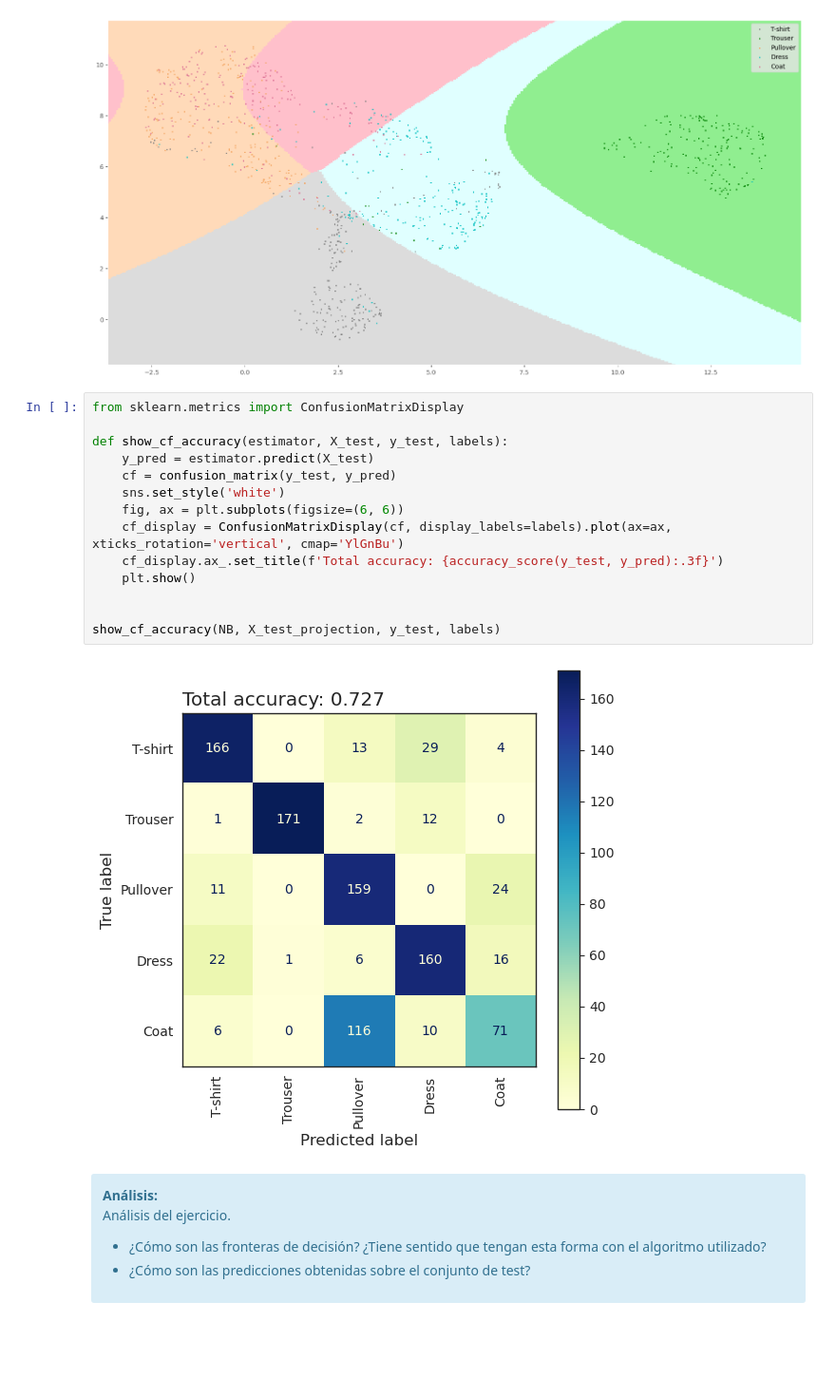
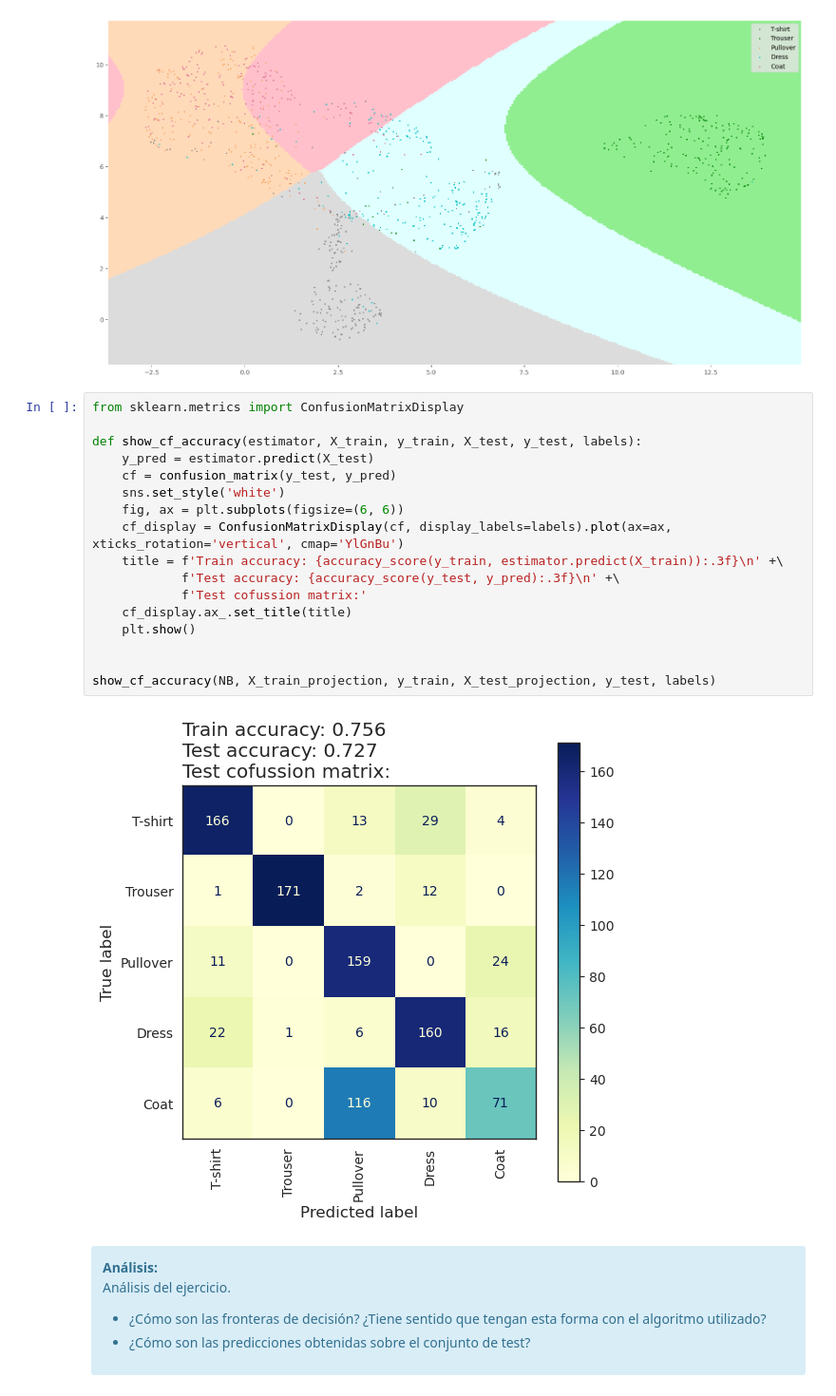
Before and after one commit to gvillalba86/AdvancedDataMininig, a Jupyter notebook: PEC3/20221_M2.855_PEC3_gvillalbaa.ipynb, the cells around one changed output. Shown at 95% size. Saved outputs shown, nothing was run; the diff lists cells and outputs as text; blank space fills up the shorter version.

```diff
--- a/PEC3/20221_M2.855_PEC3_gvillalbaa.ipynb
+++ b/PEC3/20221_M2.855_PEC3_gvillalbaa.ipynb
@@ -215,19 +215,22 @@ plot_decision_boundaries(NB, X_test_projection, y_test)
 # %%
 from sklearn.metrics import ConfusionMatrixDisplay
 
-def show_cf_accuracy(estimator, X_test, y_test, labels):
+def show_cf_accuracy(estimator, X_train, y_train, X_test, y_test, labels):
     y_pred = estimator.predict(X_test)
     cf = confusion_matrix(y_test, y_pred)
     sns.set_style('white')
     fig, ax = plt.subplots(figsize=(6, 6))
     cf_display = ConfusionMatrixDisplay(cf, display_labels=labels).plot(ax=ax, xticks_rotation='vertical', cmap='YlGnBu')
-    cf_display.ax_.set_title(f'Total accuracy: {accuracy_score(y_test, y_pred):.3f}')
+    title = f'Train accuracy: {accuracy_score(y_train, estimator.predict(X_train)):.3f}\n' +\
+            f'Test accuracy: {accuracy_score(y_test, y_pred):.3f}\n' +\
+            f'Test cofussion matrix:'
+    cf_display.ax_.set_title(title)
     plt.show()
 
 
-show_cf_accuracy(NB, X_test_projection, y_test, labels)
+show_cf_accuracy(NB, X_train_projection, y_train, X_test_projection, y_test, labels)
 # %% [output]
-[figure, old version]
+[figure, new version]
 # %% [markdown]
 <div class="alert alert-block alert-info">
 <strong>Análisis:</strong>
```
Also changed, not shown: parts of 14 cells of this notebook, 1 other file.
